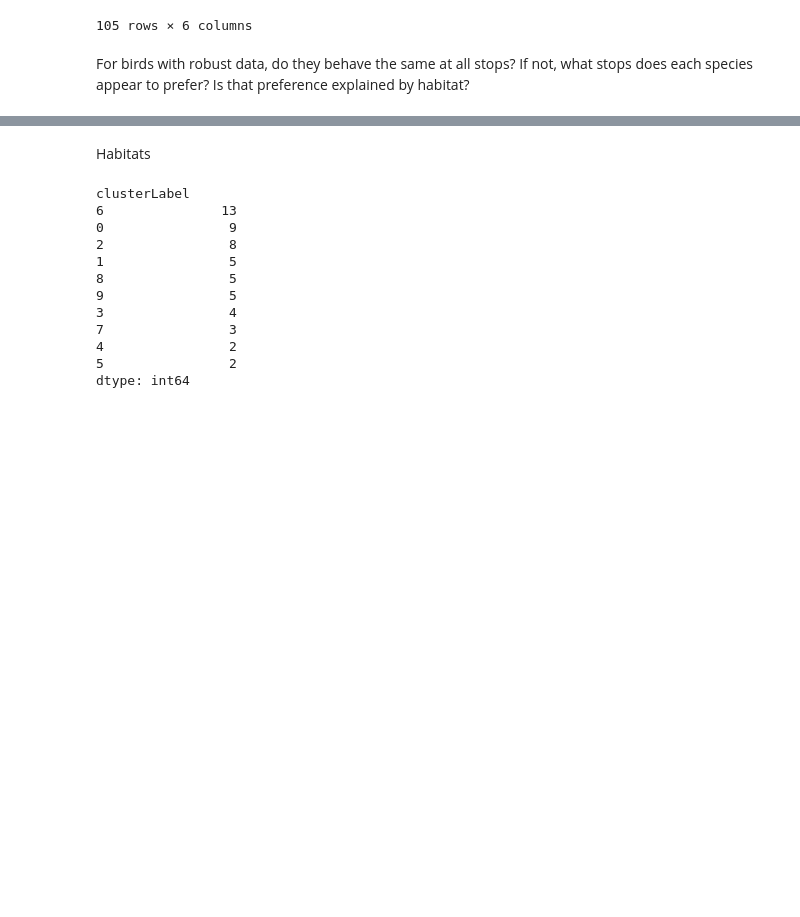
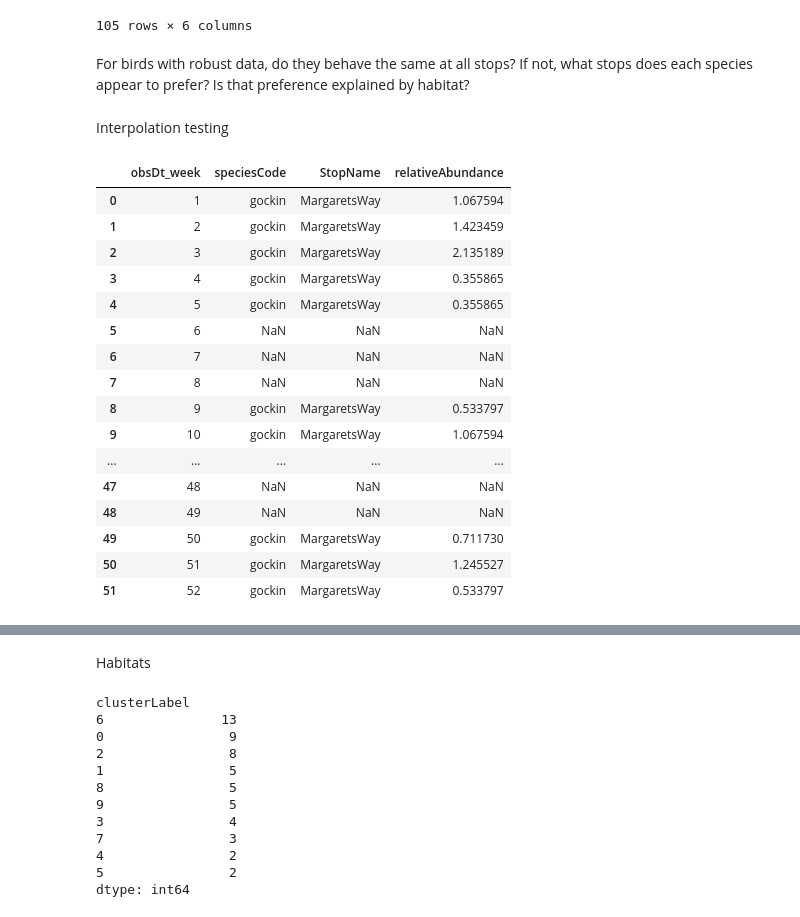
Before and after one commit to Tanag3r/trailheadDirect_birds, a Jupyter notebook: neuralSetup_analysis.ipynb, the cells around one changed output, grey strips where cells are left out. Drawn from its saved outputs; the diff is of its cells as text; code cells hidden in the pictures; blank space fills up the shorter version.

```diff
--- a/neuralSetup_analysis.ipynb
+++ b/neuralSetup_analysis.ipynb
@@ -127,3 +127,5 @@ def wklyAbd_selectSpecies(cnx,speciesList: list):
         raise ex
     finally: cnx.close()
     return obsData[['obsDt_week','speciesCode','StopName','relativeAbundance']]
+# %% [markdown]
+Interpolation testing
@@ -129,0 +134,25 @@ def wklyAbd_selectSpecies(cnx,speciesList: list):
+# %%
+gocksWeek = gocks[gocks['StopName']=='MargaretsWay']
+allweek = pd.DataFrame({'obsDt_week':range(1,53)})
+gocksWeek = pd.merge(left=allweek,left_on='obsDt_week',right=gocksWeek,right_on='obsDt_week',how='left')
+#mask
+gocksWeek['relativeAbundance'] = gocksWeek['relativeAbundance'].interpolate
+gocksWeek
+# %% [output]
+|  | obsDt_week | speciesCode | StopName | relativeAbundance |
+| 0 | 1 | gockin | MargaretsWay | 1.067594 |
+| 1 | 2 | gockin | MargaretsWay | 1.423459 |
+| 2 | 3 | gockin | MargaretsWay | 2.135189 |
+| 3 | 4 | gockin | MargaretsWay | 0.355865 |
+| 4 | 5 | gockin | MargaretsWay | 0.355865 |
+| 5 | 6 | NaN | NaN | NaN |
+| 6 | 7 | NaN | NaN | NaN |
+| 7 | 8 | NaN | NaN | NaN |
+| 8 | 9 | gockin | MargaretsWay | 0.533797 |
+| 9 | 10 | gockin | MargaretsWay | 1.067594 |
+| ... | ... | ... | ... | ... |
+| 47 | 48 | NaN | NaN | NaN |
+| 48 | 49 | NaN | NaN | NaN |
+| 49 | 50 | gockin | MargaretsWay | 0.711730 |
+| 50 | 51 | gockin | MargaretsWay | 1.245527 |
+| 51 | 52 | gockin | MargaretsWay | 0.533797 |
```
Also changed, not shown: parts of 8 cells of this notebook.
